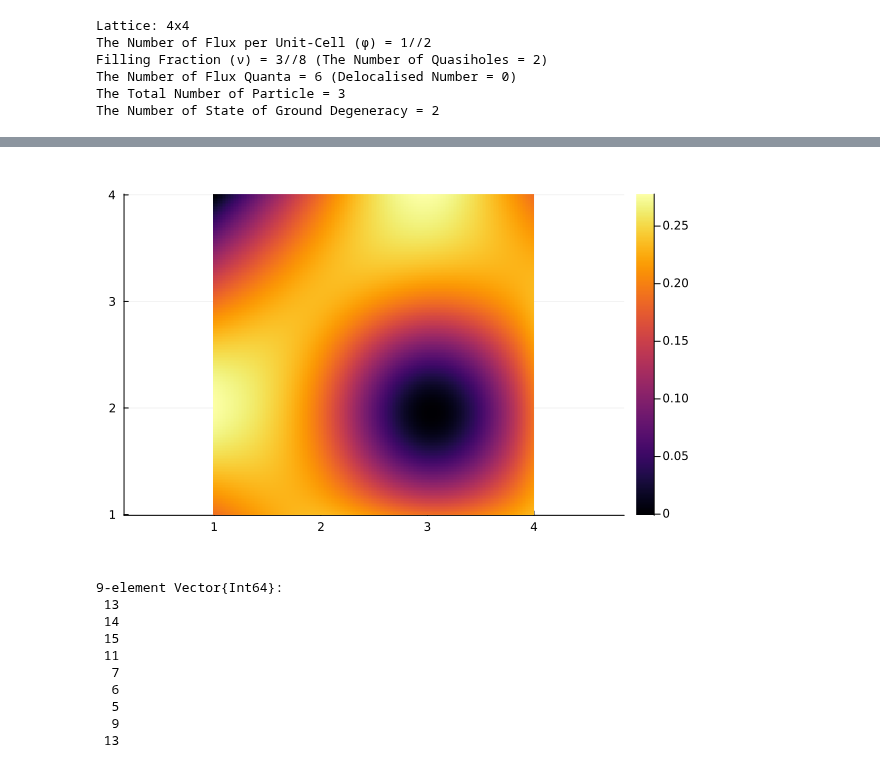
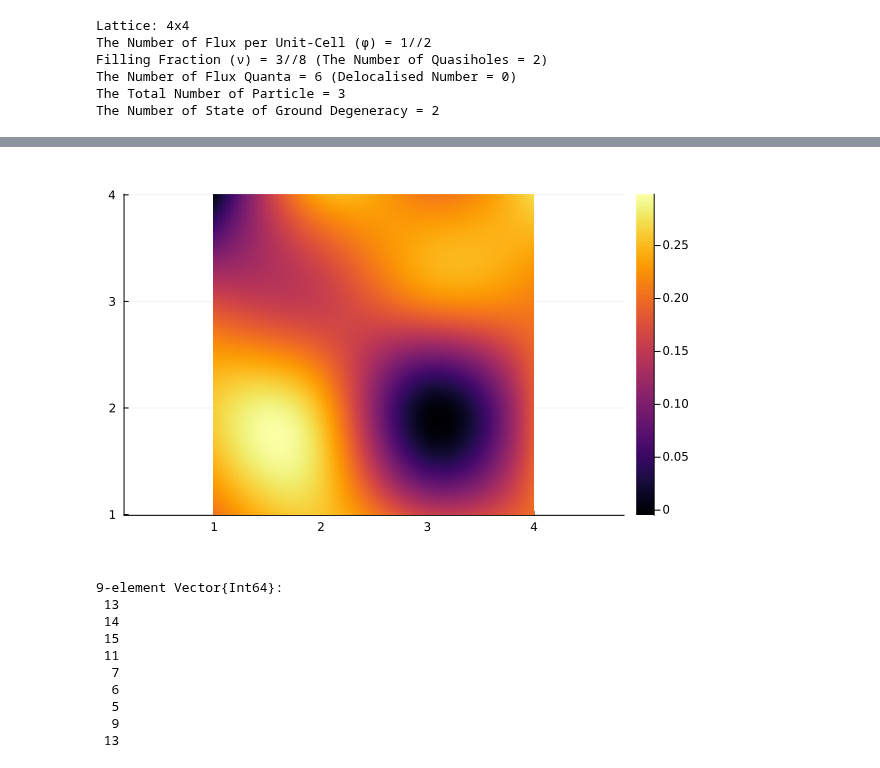
Before and after one commit to Umut-Can-Physics/Kagome-Lattice, a Jupyter notebook: Hofstadter-KM-Kagome/Many-Body/Kapit-Mueller(KM)/KM_Braiding.ipynb, the cells around one changed output, grey strips where cells are left out. Drawn from its saved outputs; the diff is of its cells as text; code cells hidden in the pictures.

```diff
--- a/Hofstadter-KM-Kagome/Many-Body/Kapit-Mueller(KM)/KM_Braiding.ipynb
+++ b/Hofstadter-KM-Kagome/Many-Body/Kapit-Mueller(KM)/KM_Braiding.ipynb
@@ -20,10 +20,11 @@ p = 1
 q = 2
 pn = 3
 U = 1 # on-site interaction potential
-V = 20 # Impurity potential
+V = 4 # Impurity potential
 NPin = 2
 
 N_Site = Nx*Ny
+N = N_Site
 t = 1
 NPhi0 = Int(Nx*Ny*(p/q))
 PN = vcat( ( [i] for i in 0:pn) ... )
@@ -37,13 +38,21 @@ co, _ = plot_square_lattice(N_Site, Nx, Ny)
 ([0 0; 1 0; … ; 2 3; 3 3], nothing)
 # %%
 matrix = KM(Nx, Ny, t, p, q)
-H = Sp_Op(N_Site, matrix)
-H_sp_Sub, Sub_Basis, P, Pt = H_sub(N_Site, H, Cut_Off)
-H_MB = H_Kin_MB(Sub_Basis, PN, H_sp_Sub)
-basis_cut_mb, basis_cut_sp = get_Bosonic_MB_Basis(Cut_Off, PN)
-H_Total = H_Total_Sub(PN, P, Pt, basis_cut_mb, Cut_Off, U, H_MB)
+basis_sp = NLevelBasis(N)
+basis_sp = NLevelBasis(N)
+H = Sp_Op(basis_sp, matrix)
+H_sp_Sub, Sub_Basis, P, Pt = H_sub(basis_sp, H, Cut_Off)
+HardCore==true
+basis_cut_mb = get_Bosonic_MB_Basis(Sub_Basis, pn, true)
+H_MB_sub = get_mb_op(basis_cut_mb, H_sp_Sub)
+basis_mb_sub = boson_mb_basis(Sub_Basis, pn, true)
+H_Int = Hubbard_Interaction_fixed_prtcl(basis_sp)
+H_Int_Sub = Hubbard_Int_fixed_prtc_sub(H_Int, P, Pt, Sub_Basis, basis_mb_sub)
+HTotalSub = H_MB_sub + H_Int_Sub
+HTotalSub = (HTotalSub'+HTotalSub)/2
 
 num_sub_list = get_num_sub_list(N_Site, P, Pt)
+basis_cut_sp = NLevelBasis(Cut_Off)
 Sub_Number_MB_Operator_List = get_num_mb_op(N_Site, basis_cut_sp, num_sub_list, basis_cut_mb)
 V_array = [V,V]; Imp_Site_Array = [13,7]
 Impurity_Data = Impurity(V_array, Imp_Site_Array)
@@ -58,5 +72,5 @@ The Number of State of Ground Degeneracy = 2
 # %%
-Impurity_H = Imp_H(H_Total, Sub_Number_MB_Operator_List, Impurity_Data);
+Impurity_H = Imp_H(HTotalSub, Sub_Number_MB_Operator_List, Impurity_Data);
 # %%
 ϵ, λ = eigenstates(Impurity_H)
 scatter(ϵ, title="Impurity Spectrum")
@@ -71,9 +83,9 @@ scatter(ϵ_fixed, title="Fixed Particle Sector Spectrum")
 # %%
 factor = 50
 Degeneracy, _, _, _ = ground_degeneracy(Nx, Ny, p, q, NPin, pn)
-plot_density(Nx, Ny, Degeneracy, N_Site, Sub_Number_MB_Operator_List, basis_cut_mb, λ_fixed, factor)
+plot_density(Nx, Ny, Degeneracy, N_Site, Sub_Number_MB_Operator_List, basis_cut_mb, λ, factor)
 # %% [output]
-[figure, old version]
+[figure, new version]
 # %%
 start_point_1 = Impurity_Data.Imp_Site[1]
 lens_1 = [2, 2, 2, 2]
```
Also changed, not shown: parts of 5 cells of this notebook, 6 other files.
